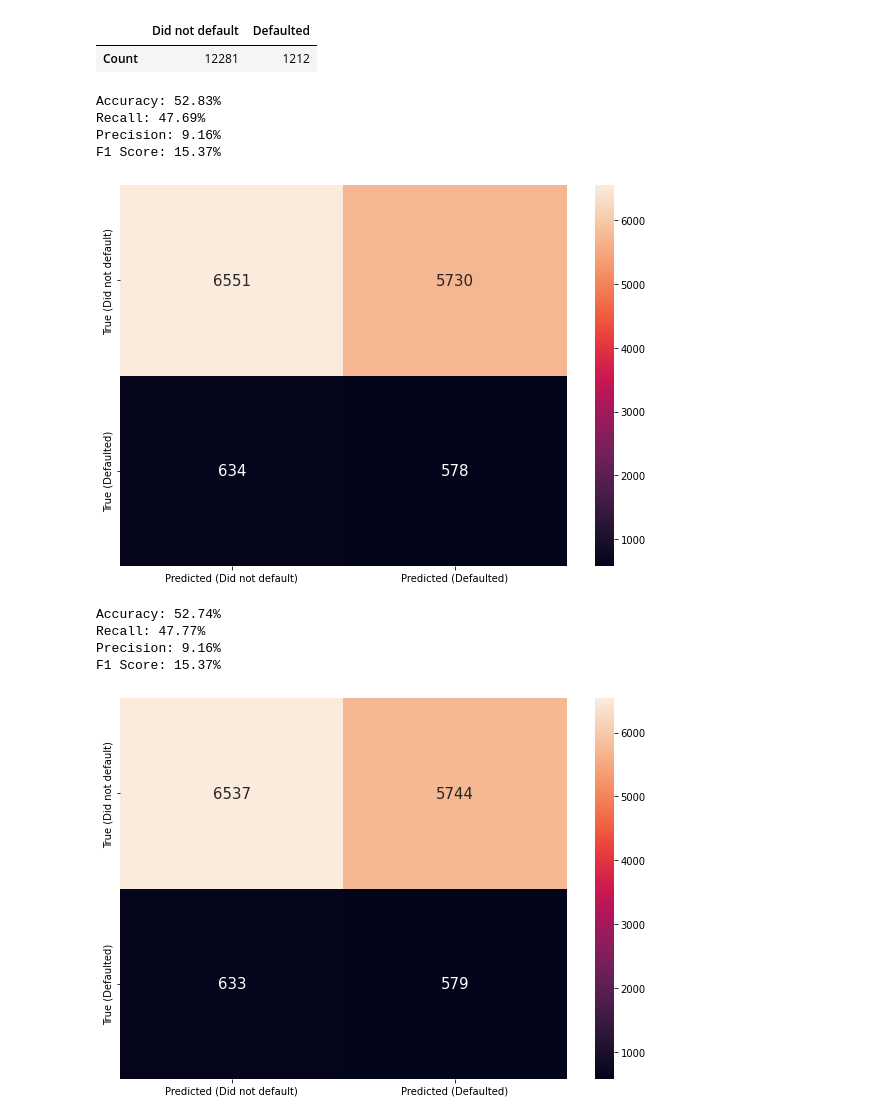
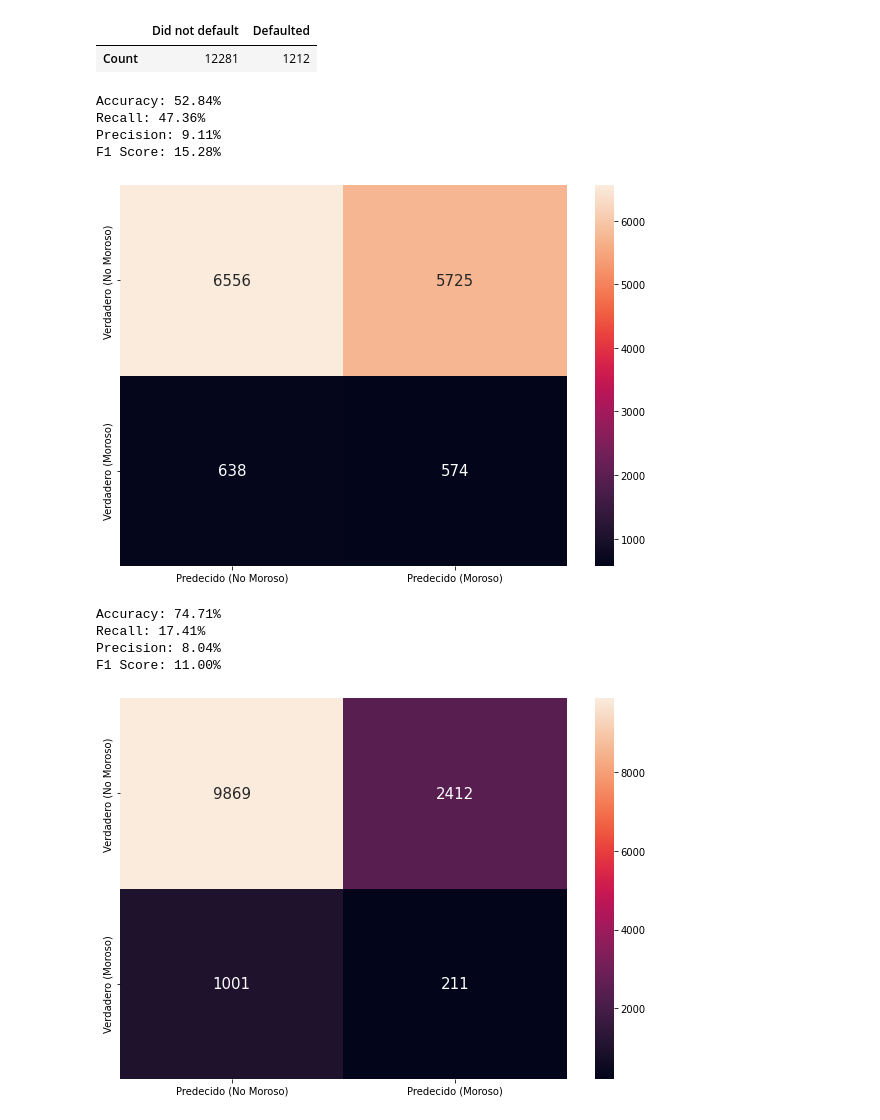
Before and after one commit to erickgt00/MLMCD, a Jupyter notebook: ARTICULO.ipynb, the cells around one changed output. Saved outputs shown, nothing was run; the diff lists cells and outputs as text; code cells hidden in the pictures.

```diff
--- a/ARTICULO.ipynb
+++ b/ARTICULO.ipynb
@@ -477,8 +481,8 @@ def evaluate_classifier(y_test,y_pred):
     f1 = f1_score(y_test,y_pred)
     print(f'F1 Score: {f1*100:.2f}%')
     cm = confusion_matrix(y_test, y_pred)
-    df_cm = pd.DataFrame(cm, index=['True (Did not default)', 'True (Defaulted)'],
-                         columns=['Predicted (Did not default)', 'Predicted (Defaulted)'])
+    df_cm = pd.DataFrame(cm, index=['Verdadero (No Moroso)', 'Verdadero (Moroso)'],
+                         columns=['Predecido (No Moroso)', 'Predecido (Moroso)'])
     fig, ax = plt.subplots(figsize=(10,7))
     ax = sns.heatmap(df_cm, annot=True,fmt='d', annot_kws={"size": 15})
 # %%
@@ -488,23 +492,23 @@ logreg.fit(X_resampled, y_resampled)
 y_pred = logreg.predict(x2test)
 evaluate_classifier(y2test, y_pred)
 # %% [output]
-Accuracy: 52.83%
-Recall: 47.69%
-Precision: 9.16%
-F1 Score: 15.37%
+Accuracy: 52.84%
+Recall: 47.36%
+Precision: 9.11%
+F1 Score: 15.28%
-[figure, old version]
+[figure, new version]
 # %%
-# Evaluating Ridge Classifier
-rc = RidgeClassifier()
-rc.fit(X_resampled, y_resampled)
-y_pred = rc.predict(x2test)
+# Evaluating Decision Tree
+dt = DecisionTreeClassifier()
+dt.fit(X_resampled, y_resampled)
+y_pred = dt.predict(x2test)
 evaluate_classifier(y2test, y_pred)
 # %% [output]
-Accuracy: 52.74%
-Recall: 47.77%
-Precision: 9.16%
-F1 Score: 15.37%
+Accuracy: 74.71%
+Recall: 17.41%
+Precision: 8.04%
+F1 Score: 11.00%
-[figure, old version]
+[figure, new version]
 # %%
 # Evaluating Random Forest
 randomforest = RandomForestClassifier(n_estimators=500)
```
Also changed, not shown: parts of 4 cells of this notebook.
